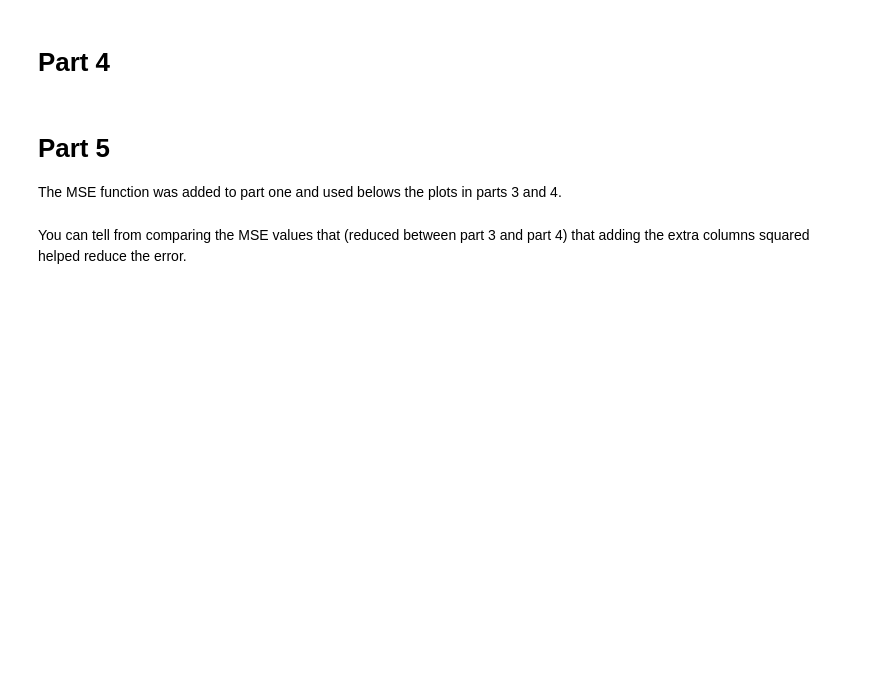
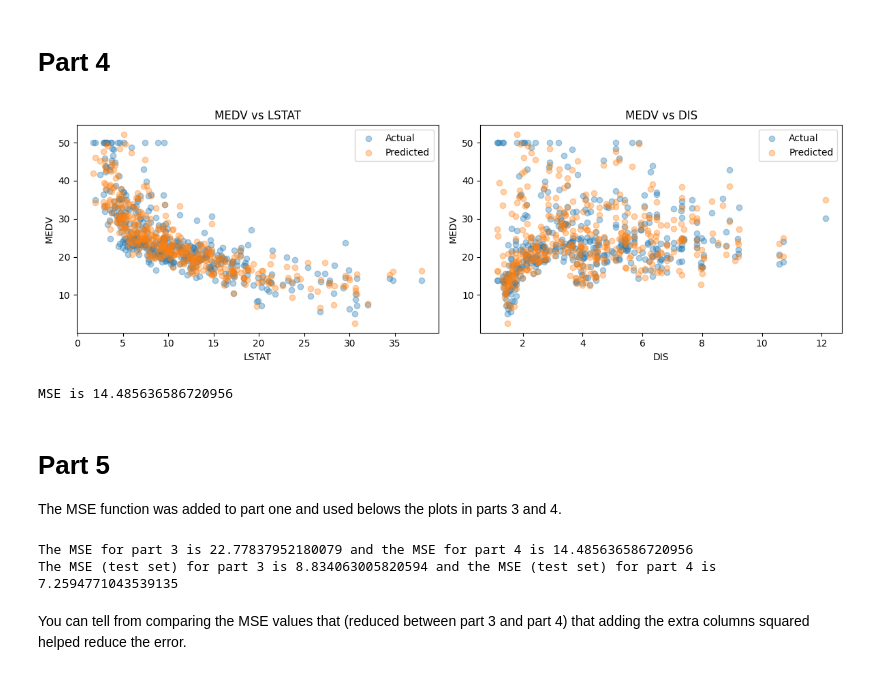
Before and after one commit to navrajkambo/EECE568_26-27, a Jupyter notebook: Assignment 1/Assignment 1.ipynb, the cells around one changed output. Saved outputs shown, nothing was run; the diff lists cells and outputs as text; code cells hidden in the pictures; blank space fills up the shorter version.

Commit message:
fixed part 5

```diff
--- a/Assignment 1/Assignment 1.ipynb
+++ b/Assignment 1/Assignment 1.ipynb
@@ -123,30 +125,52 @@ It looks like the predicted MEDV generally decrease as LSTAT increases (similar
 # %%
 X_train_quad = np.column_stack((X_train, X_train**2)) #combine the columns, and make the second set squared
 A_train_quad = np.column_stack((X_train_quad,np.ones(len(X_train_quad))))
 W_quad = getWeightsPInv(X_train_quad, Y_train)
 
-Y_pred_train = (X_train_quad @ W_quad).ravel()
+Y_pred_train = (A_train_quad @ W_quad).ravel()
 
 fig, axes = plt.subplots(1, 2, figsize=(12, 4))
 
 for ax, name in zip(axes, ("LSTAT", "DIS")):
     values = X_train[:, feature_names.index(name)]
 
     ax.scatter(values, Y_train.ravel(), alpha=0.35, label="Actual")
     ax.scatter(values, Y_pred_train, alpha=0.35, label="Predicted")
     ax.set(xlabel=name, ylabel="MEDV", title=f"MEDV vs {name}")
     ax.legend()
 
 fig.tight_layout()
 plt.show()
 
 mse_quad = mse(Y_train, A_train_quad, W_quad)
 
 print(f"MSE is {mse_quad}")
+# %% [output]
+[figure, added]
+MSE is 14.485636586720956
 # %% [markdown]
 # Part 5
 The MSE function was added to part one and used belows the plots in parts 3 and 4.
 # %%
 print(f"The MSE for part 3 is {mse_lin} and the MSE for part 4 is {mse_quad}")
+
+# get test MSE for part 3
+A_test = np.column_stack((X_test, np.ones(len(X_test))))
+W_test = getWeightsPInv(X_test, Y_test)
+Y_pred_test = (A_test @ W_test).ravel()
+
+# get test MSE for part 4
+X_test_quad = np.column_stack((X_test, X_test**2))
+A_test_quad = np.column_stack((X_test_quad,np.ones(len(X_test_quad))))
+W_test_quad = getWeightsPInv(X_test_quad, Y_test)
+Y_pred_test_quad = (A_test_quad @ W_test_quad).ravel()
+
+mse_test_lin =   mse(Y_test, A_test, W_test)
+mse_test_quad =  mse(Y_test, A_test_quad, W_test_quad)
+
+print(f"The MSE (test set) for part 3 is {mse_test_lin} and the MSE (test set) for part 4 is {mse_test_quad}")
+# %% [output]
+The MSE for part 3 is 22.77837952180079 and the MSE for part 4 is 14.485636586720956
+The MSE (test set) for part 3 is 8.834063005820594 and the MSE (test set) for part 4 is 7.2594771043539135
 # %% [markdown]
 You can tell from comparing the MSE values that (reduced between part 3 and part 4) that adding the extra columns squared helped reduce the error.
```
Also changed, not shown: parts of 2 cells of this notebook.
